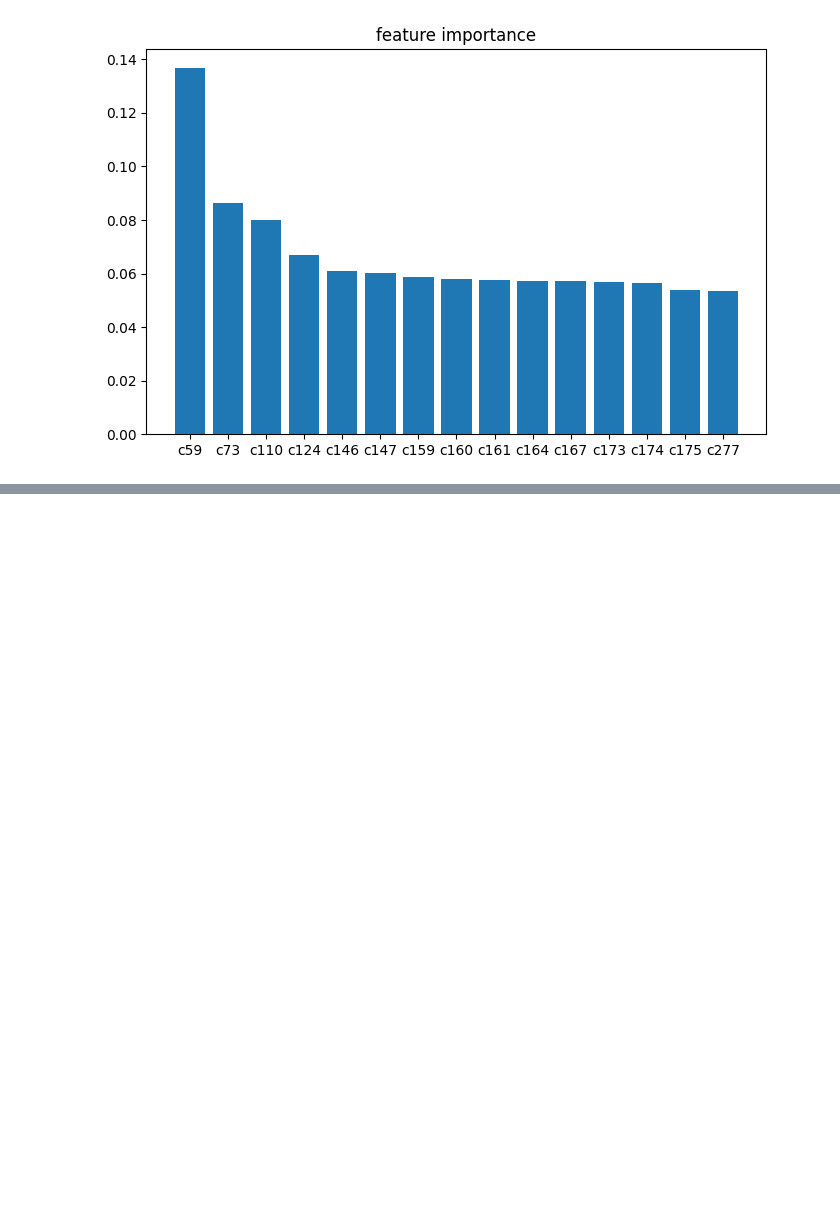
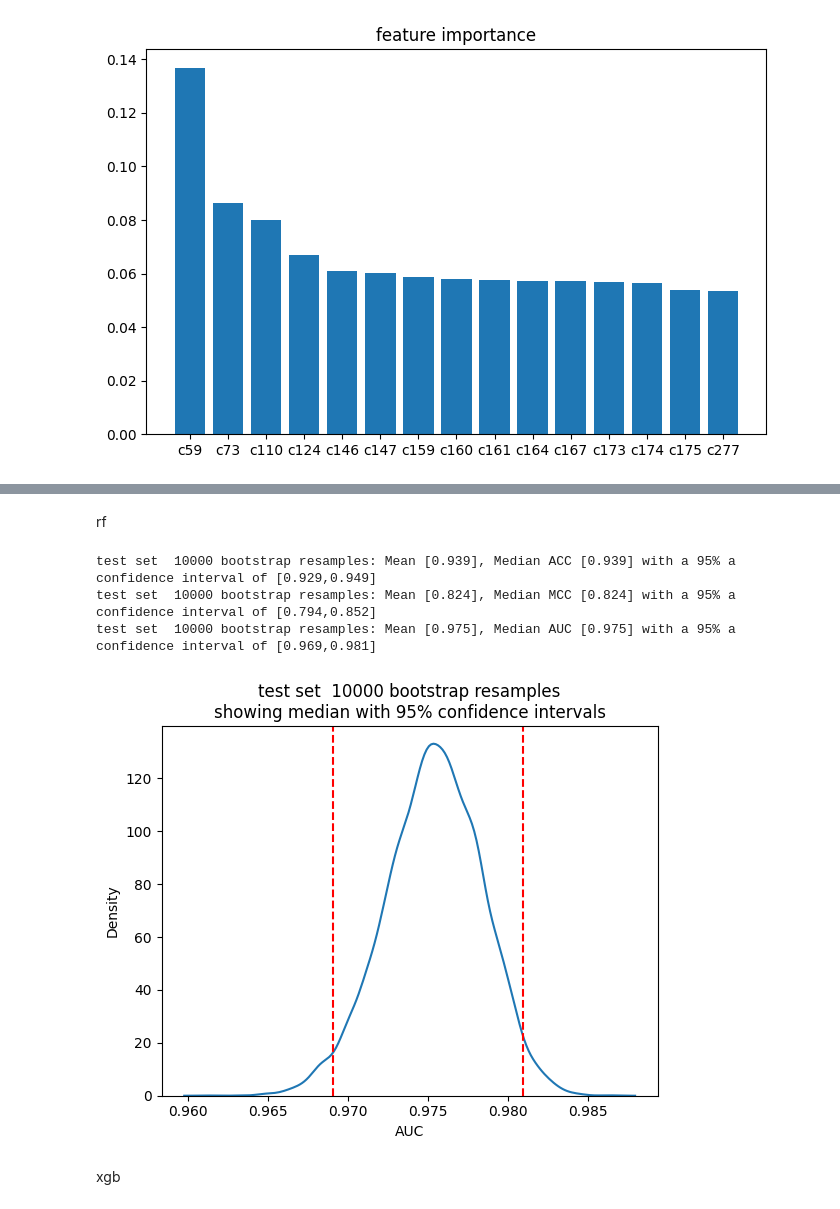
Before and after one commit to zyz-2299mod10/BioML, a Jupyter notebook: finalproject/BioML_finalproject.ipynb, the cells around one changed output, grey strips where cells are left out. Saved outputs shown, nothing was run; the diff lists cells and outputs as text; code cells hidden in the pictures; blank space fills up the shorter version.

```diff
--- a/finalproject/BioML_finalproject.ipynb
+++ b/finalproject/BioML_finalproject.ipynb
@@ -1335,0 +1339,24 @@ plt.show()
+# %%
+def booststrap(model, x_test, y_test, times):
+
+  auc_tot = []
+  mcc_tot = []
+  acc_tot = []
+  for i in range(times):
+    x_re, y_re = resample(x_test, y_test, replace=True)
+    pred = model.predict(x_re)
+    score = model.predict_proba(x_re)
+    tn, fp, fn, tp = confusion_matrix(y_re, pred).ravel()
+
+    acc = accuracy_score(y_re, pred)
+    MCC = ((tp*tn)-(fp*fn))/math.sqrt((tp+fp)*(tp+fn)*(tn+fp)*(tn+fn))
+    fpr, tpr , _ = roc_curve(y_re, score[:, 1])
+    roc_auc = auc(fpr, tpr)
+
+    auc_tot.append(roc_auc)
+    mcc_tot.append(MCC)
+    acc_tot.append(acc)
+
+  print_CI(acc_tot, times, "ACC")
+  print_CI(mcc_tot, times, "MCC")
+  print_CI(auc_tot, times, "AUC")
@@ -1335,0 +1396,17 @@ plt.show()
+# %% [markdown]
+rf
+# %%
+rf_feature = ['c59', 'c73', 'c110', 'c124', 'c146', 'c147', 'c159', 'c160', 'c161', 'c164', 'c167', 'c173', 'c174', 'c175', 'c277']
+rf_xt = x_pretrain_std.loc[:, rf_feature]
+rf_xs = x_pretest_std.loc[:, rf_feature]
+
+rf_model = RandomForestClassifier(n_estimators = 406, max_depth = 39, criterion = "gini", min_samples_leaf = 1, min_samples_split = 2).fit(rf_xt, y_train)
+# %%
+booststrap(rf_model, rf_xs, y_test, 10000)
+# %% [output]
+test set  10000 bootstrap resamples: Mean [0.939], Median ACC [0.939] with a 95% a confidence interval of [0.929,0.949]
+test set  10000 bootstrap resamples: Mean [0.824], Median MCC [0.824] with a 95% a confidence interval of [0.794,0.852]
+test set  10000 bootstrap resamples: Mean [0.975], Median AUC [0.975] with a 95% a confidence interval of [0.969,0.981]
+[figure, added]
+# %% [markdown]
+xgb
```
Also changed, not shown: parts of 10 cells of this notebook.
